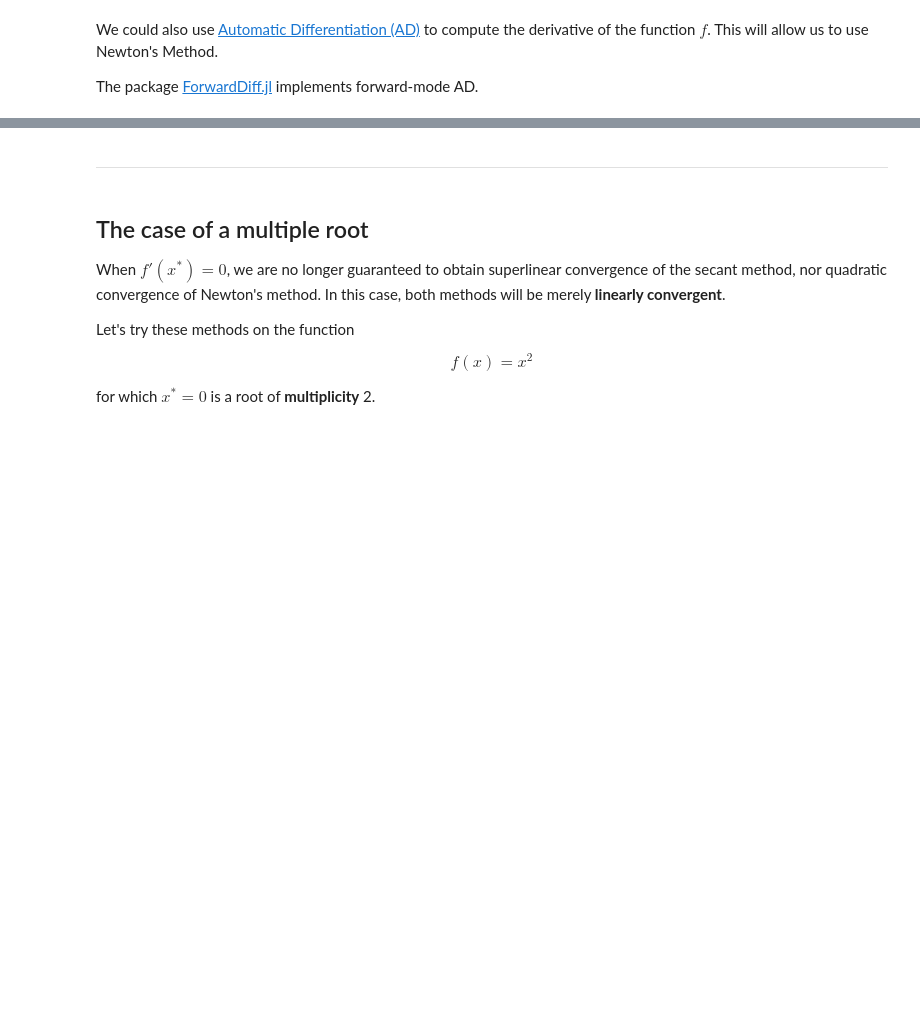
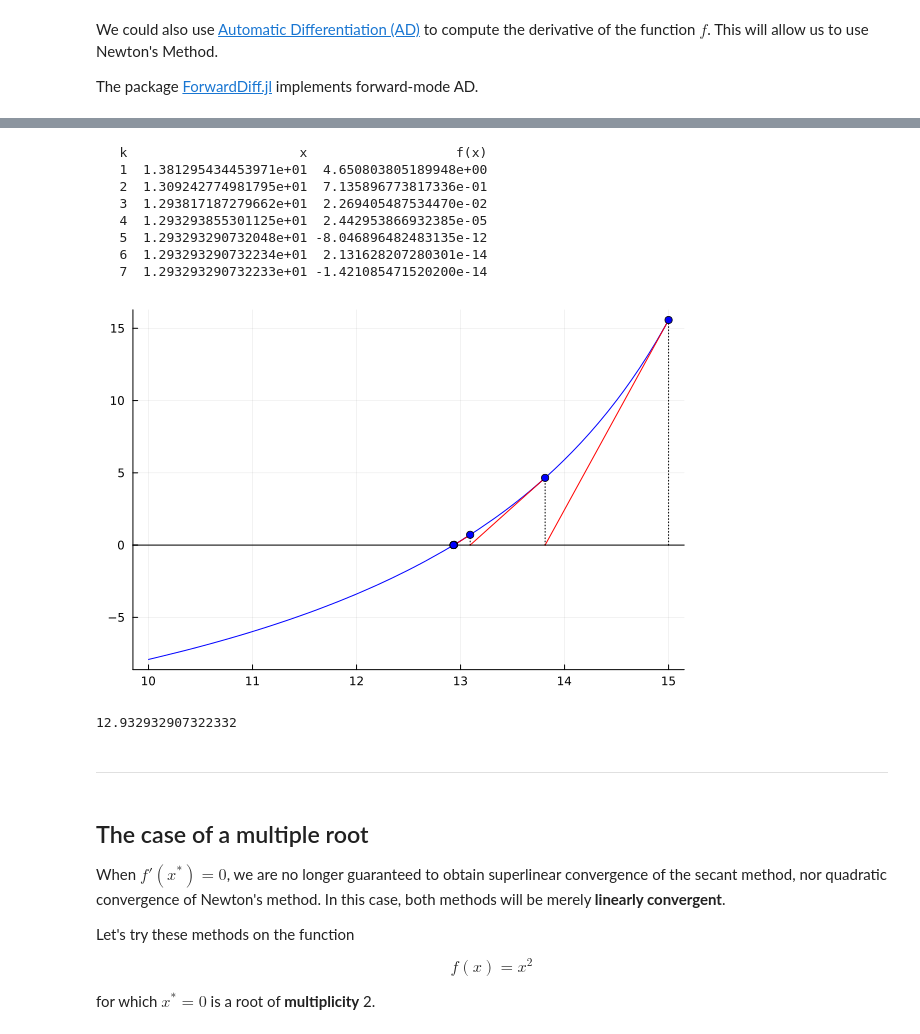
Before and after one commit to ApolloTheApollo/20262-lecture-notes, a Jupyter notebook: chapter03/Section 3.4 - Newton's method and variants.ipynb, the cells around one changed output, grey strips where cells are left out. Cells and saved outputs as stored; diff of their text form; code cells hidden in the pictures; blank space fills up the shorter version.

```diff
--- a/chapter03/Section 3.4 - Newton's method and variants.ipynb
+++ b/chapter03/Section 3.4 - Newton's method and variants.ipynb
@@ -440,5 +497,16 @@ fp(x) = ForwardDiff.derivative(f, x)
 # %%
-plotnewton(f, fp, 15.0, 10.0, 15.0)
+plotnewton(f, fp, 15.0, 10.0, 15.0, tol=1e-14)
+# %% [output]
+   k                      x                   f(x)
+   1  1.381295434453971e+01  4.650803805189948e+00
+   2  1.309242774981795e+01  7.135896773817336e-01
+   3  1.293817187279662e+01  2.269405487534470e-02
+   4  1.293293855301125e+01  2.442953866932385e-05
+   5  1.293293290732048e+01 -8.046896482483135e-12
+   6  1.293293290732234e+01  2.131628207280301e-14
+   7  1.293293290732233e+01 -1.421085471520200e-14
+[figure, added]
+12.932932907322332
 # %% [markdown]
 ---
 # %% [markdown]
```
Also changed, not shown: parts of 14 cells of this notebook, 2 other files.
